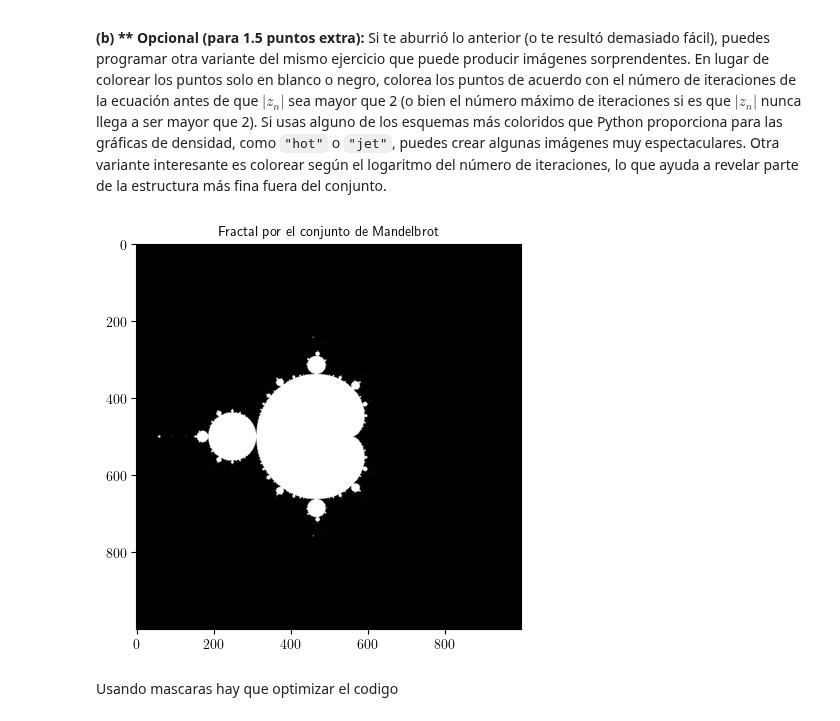
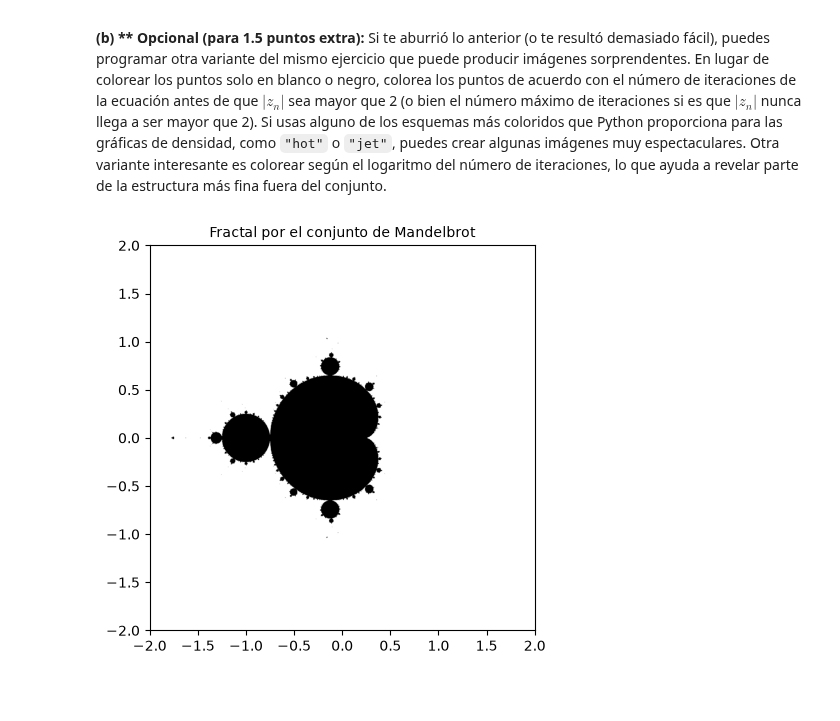
Before and after one commit to Lackquirce/Repositorio_Fisica_computacional_2027_1, a Jupyter notebook: 1_ProgramacionPython/Tarea_Práctica_3_Diego_A_Santiago.ipynb, the cells around one changed output. Drawn from its saved outputs; the diff is of its cells as text; code cells hidden in the pictures; blank space fills up the shorter version.

```diff
--- a/1_ProgramacionPython/Tarea_Práctica_3_Diego_A_Santiago.ipynb
+++ b/1_ProgramacionPython/Tarea_Práctica_3_Diego_A_Santiago.ipynb
@@ -184,16 +184,17 @@ Puedes usar la función `plot` con las opciones `"ko"` o `"k."` para dibujar una
 import numpy as np
 import matplotlib.pyplot as plt
 
-r = 3
+r = 3.57
 N = 100
 x = np.zeros(N)
 x[0] = 0.9
 for n in range(N - 1):
     x[n + 1] = r * x[n] * (1 - x[n])
 
-plt.plot(range(0,N), x, 'k.-', markersize=0.5)
+plt.plot(range(0,N), x, 'r.')
+plt.plot(range(0,N), x, color ="pink")
 
-plt.title("Comportamiento del mapeo logístico para distintos valores de $r=$")
+plt.title("Comportamiento del mapeo logístico para $r = 3.57 $")
 
 plt.xticks(np.arange(0, N+1, 10))
 plt.yticks(np.arange(0.2, 1.1, 0.1))
@@ -204,0 +229,21 @@ plt.grid(linestyle = "--", linewidth = 0.5)
+# %%
+import numpy as np
+import matplotlib.pyplot as plt
+
+r = 1.52
+N = 100
+x = np.zeros(N)
+x[0] = 0.9
+for n in range(N - 1):
+    x[n + 1] = r * x[n] * (1 - x[n])
+
+plt.plot(range(0,N), x, 'r.', alpha = 0.5)
+plt.plot(range(0,N), x, color = "blue", alpha = 0.5)
+
+plt.title("Comportamiento del mapeo logístico para $r = 1.52 $")
+
+plt.xticks(np.arange(0, N+1, 10))
+plt.yticks(np.arange(0, 1.1, 0.1))
+plt.xlabel("$n$")
+plt.ylabel("$x_n$")
+plt.grid(linestyle = "--", linewidth = 0.5)
@@ -284,37 +337,36 @@ Para utilizar esta definición, en principio, habría que iterar infinitas veces
 import numpy as np
 import matplotlib.pyplot as plt
 from pylab import imshow,xlabel,ylabel,xlim,ylim,show
 
 plt.figure(figsize=(5,5))
-N = 1000
+N = 1200
 #Vamos a definir nuestro dominio delimitando los bordes del plano cuadrado
 x = np.linspace(-2,2,N)
 y = x
 
 #Esto nos va a dar un plano con coordenadas x,y, pero reales.
 X,Y = np.meshgrid(x,y)
 
 #Se puede traducir en un plano complejo:
 C = X +1j*Y
 
 #Ahora si podemos hacer la iteración de la fórmula dada y obseervar para cada C donde converge la sucesión:
 
 Z0 = 0 +1j*0 #Condición inicial el cero.
 
 for k in range(1,N+1):
     Z0 = Z0*Z0 + C
 
-mandelbrot = np.zeros((N,N))
+mandelbrot = np.ones((N,N))
 
 for n in range(len(Z0)):
     for m in range(len(Z0)):
         if np.abs(Z0[n][m]) < 2:
-            mandelbrot[n][m] = 1
+            mandelbrot[n][m] = 0
 
-imshow(mandelbrot)
+imshow(mandelbrot, extent=[-2, 2, -2, 2], origin='lower', zorder=2)
+plt.grid(True, linestyle='--', alpha=0.6, zorder=1)
 plt.title("Fractal por el conjunto de Mandelbrot", fontsize= 10)
 plt.gray()
 # %% [output]
-[figure, old version]
+[figure, new version]
-# %% [markdown]
-Usando mascaras hay que optimizar el codigo
```
Also changed, not shown: parts of 4 cells of this notebook.
